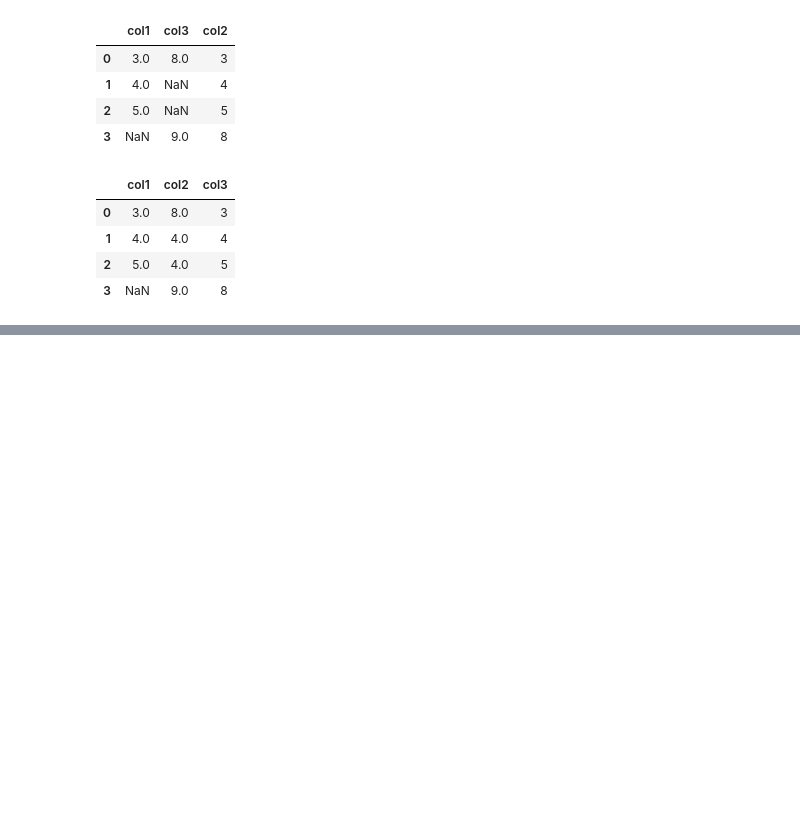
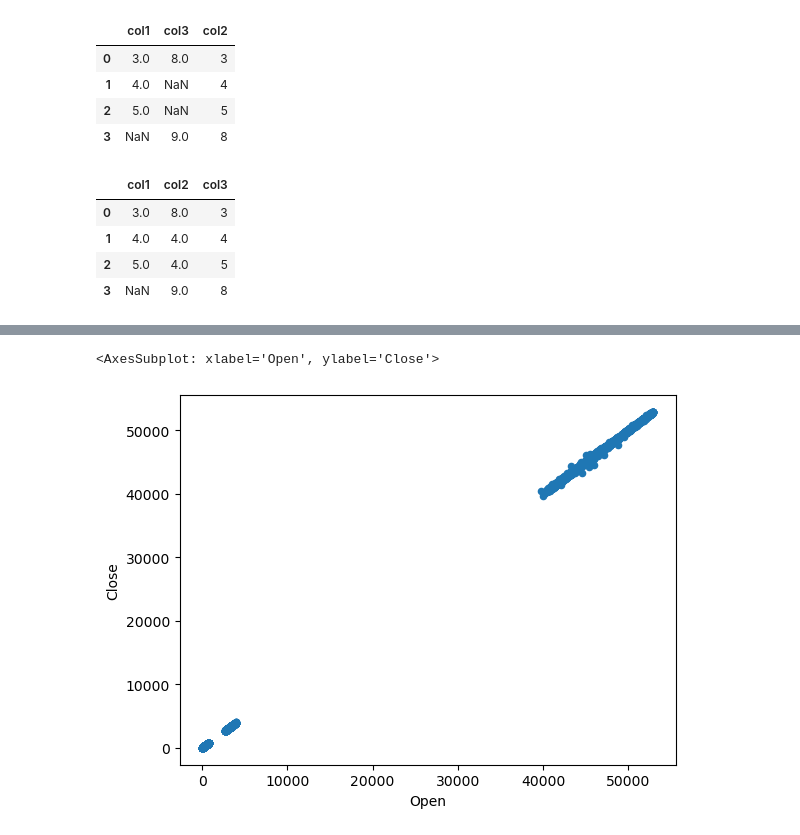
Before and after one commit to arturmusalimov/ml_shared, a Jupyter notebook: week3/pandas_extra_functions.ipynb, the cells around one changed output, grey strips where cells are left out. Cells and saved outputs as stored; diff of their text form; code cells hidden in the pictures; blank space fills up the shorter version.

Commit message:
Plott stuff

```diff
--- a/week3/pandas_extra_functions.ipynb
+++ b/week3/pandas_extra_functions.ipynb
@@ -66,3 +66,5 @@ df
 | 1 | 4.0 | 4.0 | 4 |
 | 2 | 5.0 | 4.0 | 5 |
 | 3 | NaN | 9.0 | 8 |
+# %%
+df_bitcoin = pd.read_csv("/home/artur/ml_shared/week3/coinbase-extracted-september-to-october.csv")
@@ -68,0 +95,5 @@ df
+# %%
+df_bitcoin.plot(x="Open", y="Close", kind="scatter")
+# %% [output]
+<AxesSubplot: xlabel='Open', ylabel='Close'>
+[figure, added]
```
Also changed, not shown: parts of 7 cells of this notebook, 5 other files.
